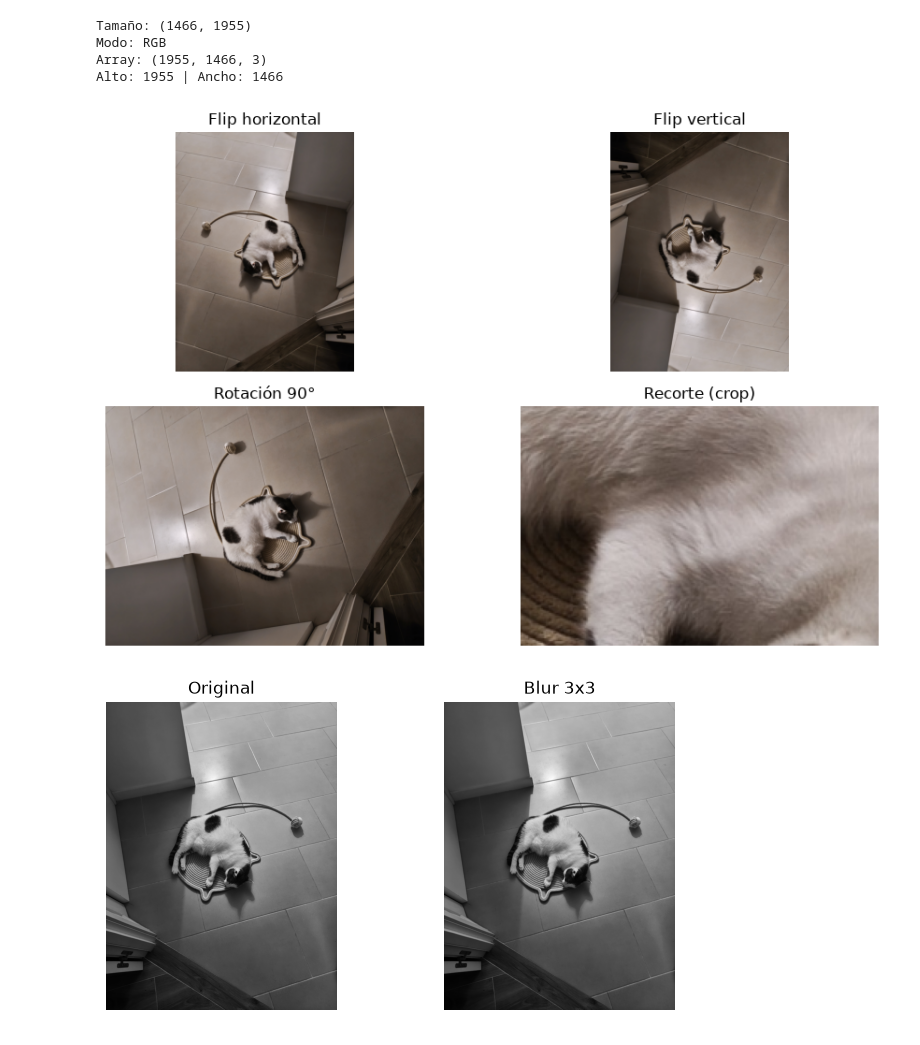
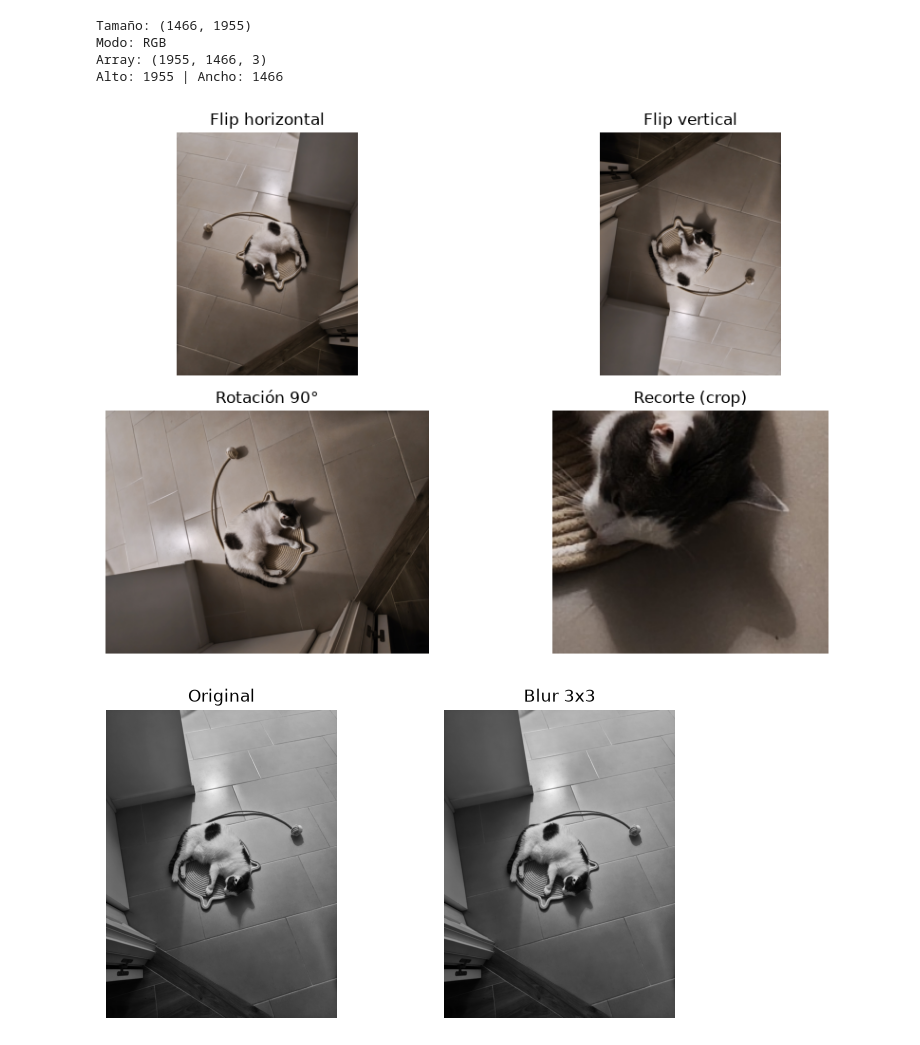
Before and after one commit to francescoferrignopy/Sistemas-Percepcion, a Jupyter notebook: UA2_Clase 4.ipynb, the cells around one changed output. Cells and saved outputs as stored; diff of their text form; code cells hidden in the pictures.

```diff
--- a/UA2_Clase 4.ipynb
+++ b/UA2_Clase 4.ipynb
@@ -270,35 +278,35 @@ rot_90 = np.rot90(arr)  # antihorario
 
 # Recorte central
 cy, cx = h//2, w//2
-crop = arr[cy-80:cy+80, cx-120:cx+120]
+crop = arr[cy+80:cy+300, cx-10:cx+240]
 
 # Mostrar resultados
 plt.figure(figsize=(10,6))
 
 plt.subplot(2,2,1)
 plt.imshow(flip_h)
 plt.title("Flip horizontal")
 plt.axis("off")
 
 plt.subplot(2,2,2)
 plt.imshow(flip_v)
 plt.title("Flip vertical")
 plt.axis("off")
 
 plt.subplot(2,2,3)
 plt.imshow(rot_90)
 plt.title("Rotación 90°")
 plt.axis("off")
 
 plt.subplot(2,2,4)
 plt.imshow(crop)
 plt.title("Recorte (crop)")
 plt.axis("off")
 
 plt.tight_layout()
 plt.show()
 # %% [output]
-[figure, old version]
+[figure, new version]
 # %%
 # Crear versión en escala de grises
 img_gray = img.convert("L")
```
Also changed, not shown: parts of 3 cells of this notebook, 9 other files.
